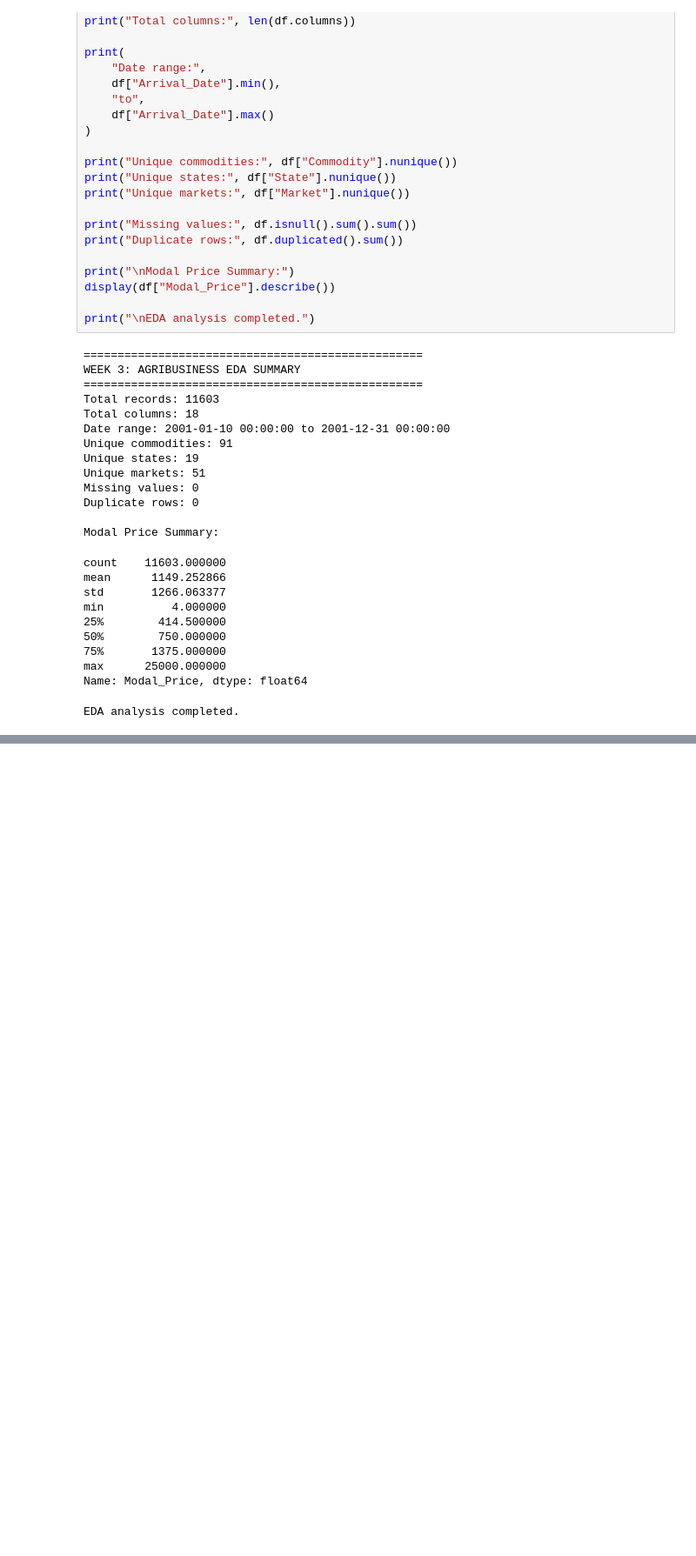
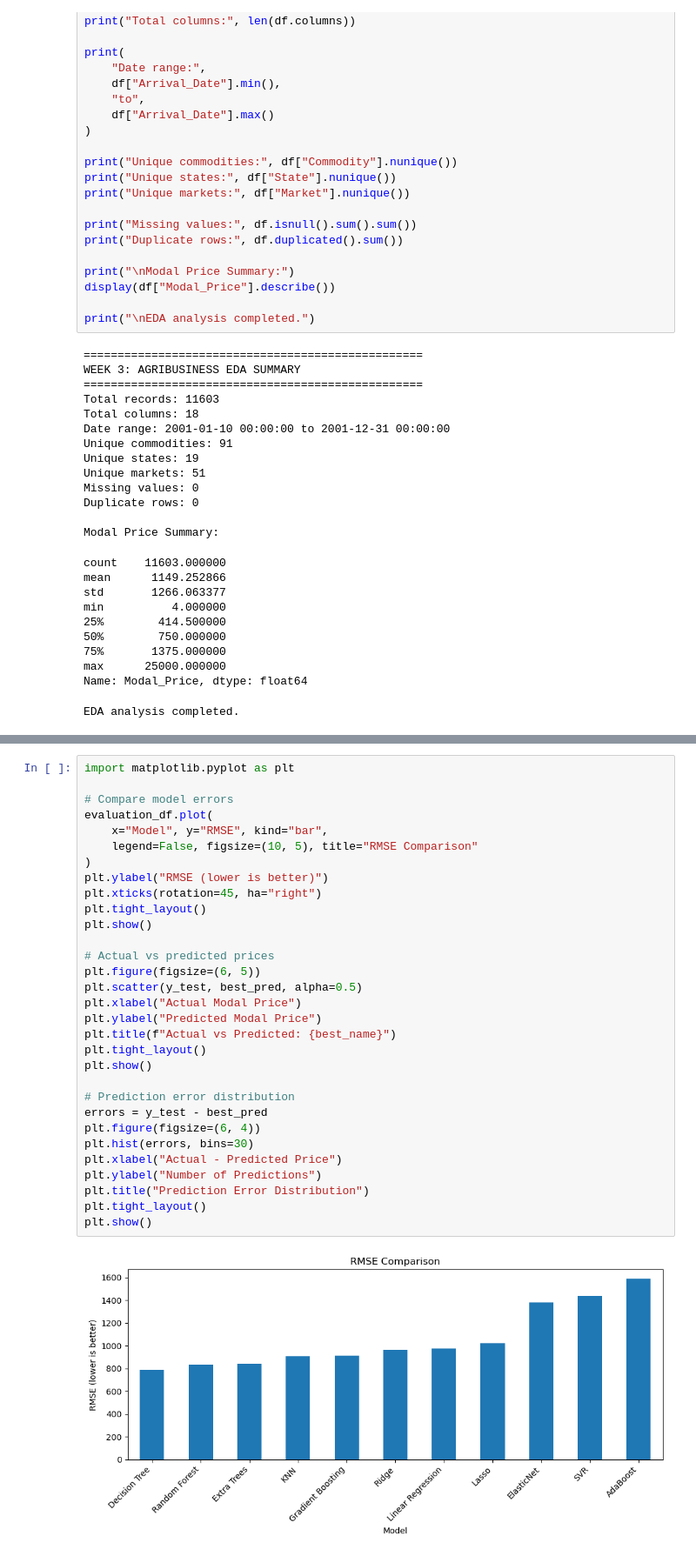
Before and after one commit to shindehiloni-ai/agribusiness-data-analysis, a Jupyter notebook: Untitled.ipynb, the cells around one changed output, grey strips where cells are left out. Shown at 87% size. Drawn from its saved outputs; the diff is of its cells as text; blank space fills up the shorter version.

Commit message:
Update notebook with week_5 model evaluation

```diff
--- a/Untitled.ipynb
+++ b/Untitled.ipynb
@@ -790,0 +785,33 @@ Linear Regression 416.517732  945.798008  0.559469
+# %%
+import matplotlib.pyplot as plt
+
+# Compare model errors
+evaluation_df.plot(
+    x="Model", y="RMSE", kind="bar",
+    legend=False, figsize=(10, 5), title="RMSE Comparison"
+)
+plt.ylabel("RMSE (lower is better)")
+plt.xticks(rotation=45, ha="right")
+plt.tight_layout()
+plt.show()
+
+# Actual vs predicted prices
+plt.figure(figsize=(6, 5))
+plt.scatter(y_test, best_pred, alpha=0.5)
+plt.xlabel("Actual Modal Price")
+plt.ylabel("Predicted Modal Price")
+plt.title(f"Actual vs Predicted: {best_name}")
+plt.tight_layout()
+plt.show()
+
+# Prediction error distribution
+errors = y_test - best_pred
+plt.figure(figsize=(6, 4))
+plt.hist(errors, bins=30)
+plt.xlabel("Actual - Predicted Price")
+plt.ylabel("Number of Predictions")
+plt.title("Prediction Error Distribution")
+plt.tight_layout()
+plt.show()
+# %% [output]
+[figure, added]
```
Also changed, not shown: parts of 9 cells of this notebook.
